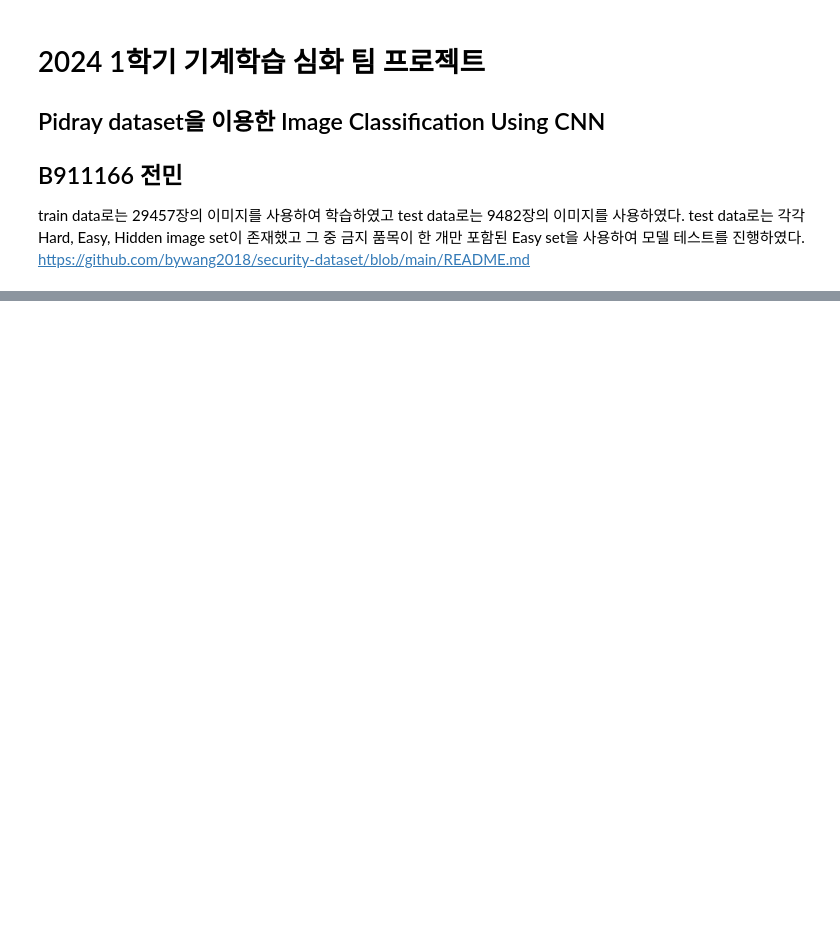
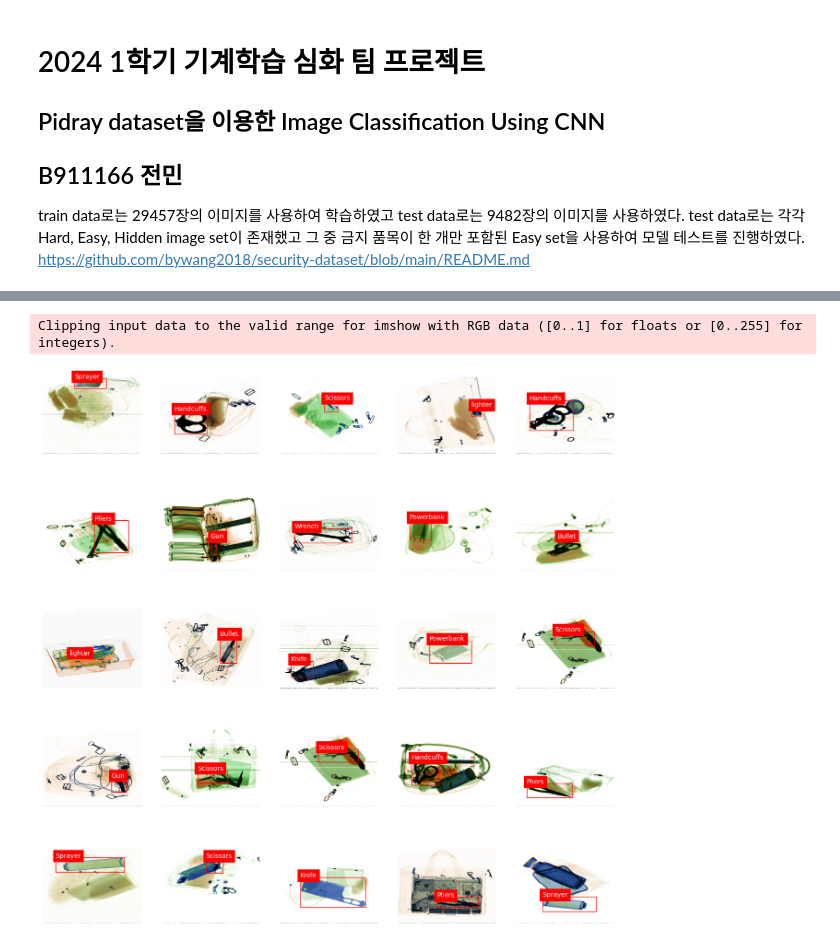
Before and after one commit to riceCakeSsamanKo/Python_Study, a Jupyter notebook: 기계학습 심화/final_exam_x-ray_cnn/Pidray_cnn.ipynb, the cells around one changed output, grey strips where cells are left out. Cells and saved outputs as stored; diff of their text form; code cells hidden in the pictures; blank space fills up the shorter version.

```diff
--- a/기계학습 심화/final_exam_x-ray_cnn/Pidray_cnn.ipynb
+++ b/기계학습 심화/final_exam_x-ray_cnn/Pidray_cnn.ipynb
@@ -33,0 +110,46 @@ import torch.optim as optim
+# %%
+classes = ["Baton", "Pliers", "Hammer", "Powerbank",
+        "Scissors", "Wrench", "Gun", "Bullet",
+        "Sprayer", "Handcuffs", "Knife", "lighter"]
+# %%
+import matplotlib.patches as patches
+
+# 바운딩 박스를 그리는 함수
+def draw_bbox(ax, bbox, label):
+    # bbox = [x_center, y_center, width, height]
+    # 이미지 크기에 따라 실제 바운딩 박스의 좌표로 변환
+    x_center, y_center, width, height = bbox
+    x1 = (x_center - width / 2) * 600   # 이미지 너비에 맞춰 조정
+    y1 = (y_center - height / 2) * 480  # 이미지 높이에 맞춰 조정
+
+    # 바운딩 박스 그리기
+    rect = patches.Rectangle((x1, y1), width * 600, height * 480, linewidth=1, edgecolor='r', facecolor='none')
+    ax.add_patch(rect)
+    # 라벨 표시
+    ax.text(x1, y1, label, color='white', backgroundcolor='red')
+# %%
+# 데이터 로더에서 첫 번째 배치만 가져오기
+images, labels, bboxes = next(iter(train_loader))
+
+# batch size: 64, kernel: 3(RGB), image size: 480 x 600
+sample_index = np.random.choice(batch_size, size=25)     # 25개의 랜덤 샘플 인덱스 선택
+num_samples = sample_index.size
+
+random_samples = images[sample_index].cpu().numpy()
+
+plt.figure(figsize=(16, 16))
+
+# 테스트 샘플 표시
+for k in range(num_samples):
+    ax = plt.subplot(5, 5, k + 1)
+    img = random_samples[k].reshape(3,480, 600).transpose(1,2,0)/2 + 0.5
+    plt.imshow(img)
+    label = classes[labels[sample_index[k]].item()]
+    bbox = bboxes[sample_index[k]] # 해당 샘플의 바운딩 박스 정보
+    draw_bbox(ax, bbox, label) # 바운딩 박스 그리기
+    plt.axis('off')
+
+plt.show()
+# %% [output]
+Clipping input data to the valid range for imshow with RGB data ([0..1] for floats or [0..255] for integers).
+[figure, added]
```
Also changed, not shown: parts of 13 cells of this notebook, 2 other files.
